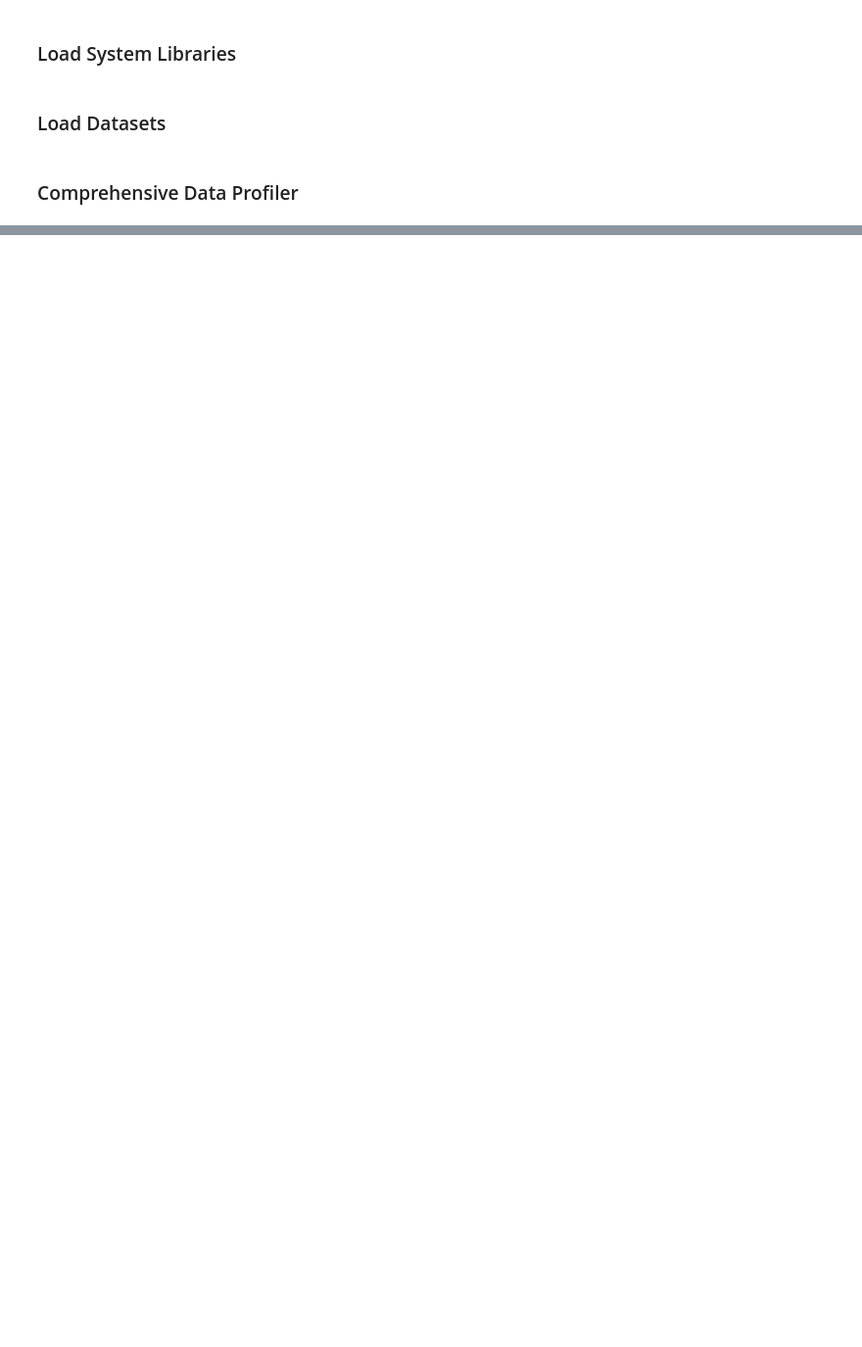
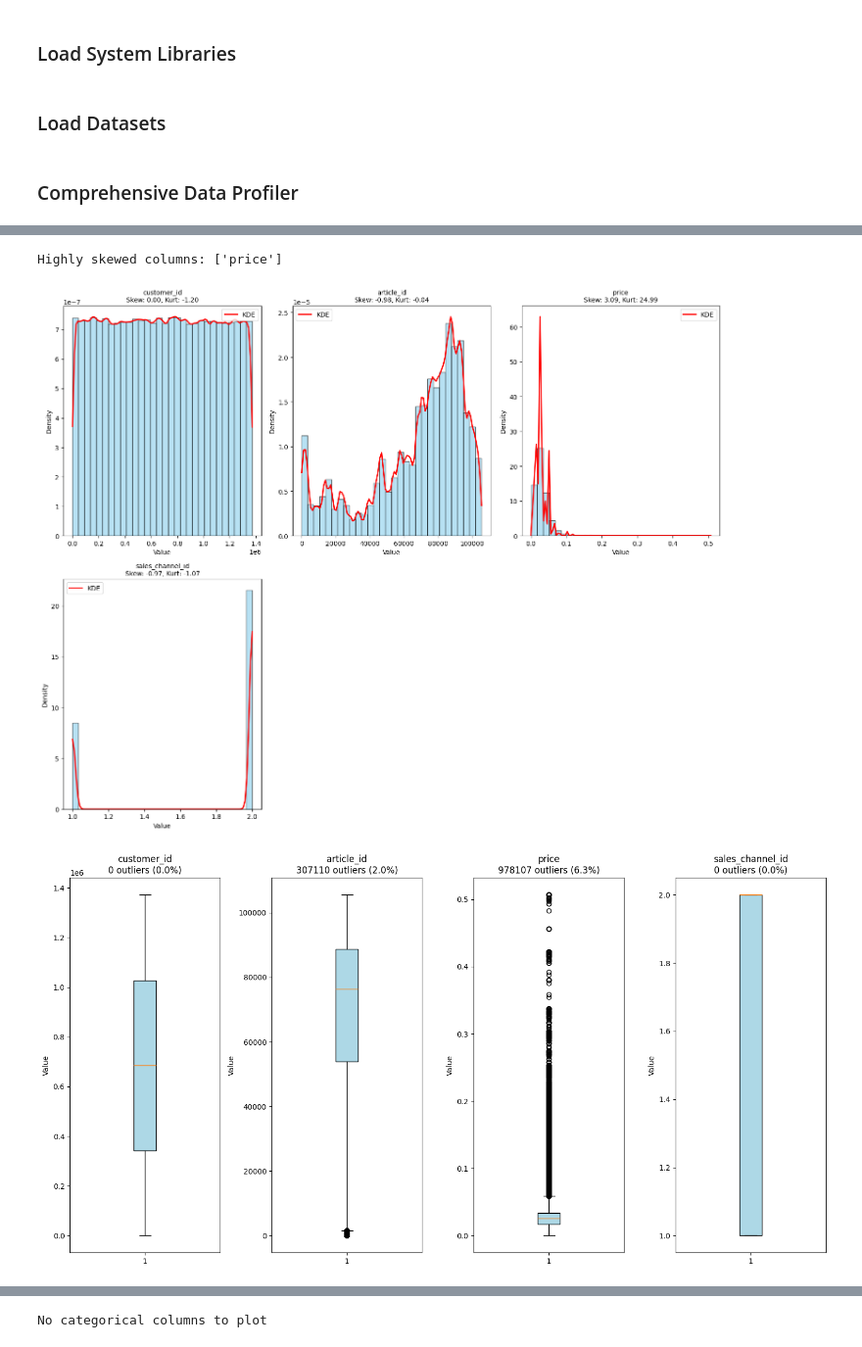
Before and after one commit to edoerner/rel-datasets-eda, a Jupyter notebook: rel-hm/rel_hm_eda.ipynb, the cells around one changed output, grey strips where cells are left out. Shown at 98% size. Saved outputs shown, nothing was run; the diff lists cells and outputs as text; code cells hidden in the pictures; blank space fills up the shorter version.

```diff
--- a/rel-hm/rel_hm_eda.ipynb
+++ b/rel-hm/rel_hm_eda.ipynb
@@ -22,5 +26,7 @@ customers_df = db.table_dict["customer"].df
 transactions_df = db.table_dict["transactions"].df
 # %% [markdown]
 ### Comprehensive Data Profiler
+# %%
+df = transactions_df.copy()
 # %%
 # Create profiler.
@@ -40,0 +82,2 @@ print(articles_report["data_quality_issues"])
+# %%
+analyzer = DistributionAnalyzer(df)
@@ -40,0 +106,15 @@ print(articles_report["data_quality_issues"])
+# %%
+# Identify highly skewed columns
+skewed = analyzer_report[abs(analyzer_report['skewness']) > 2]
+print(f"Highly skewed columns: {skewed['column'].tolist()}")
+# %% [output]
+Highly skewed columns: ['price']
+# %%
+# Visualize distributions
+analyzer.plot_numeric_distributions(max_cols=10)
+analyzer.plot_boxplots()
+analyzer.plot_qq_plots()
+analyzer.plot_categorical_distributions()
+# %% [output]
+[figure, added]
+[figure, added]
@@ -40,0 +122 @@ print(articles_report["data_quality_issues"])
+No categorical columns to plot
```
Also changed, not shown: parts of 27 cells of this notebook, 1 other file.
